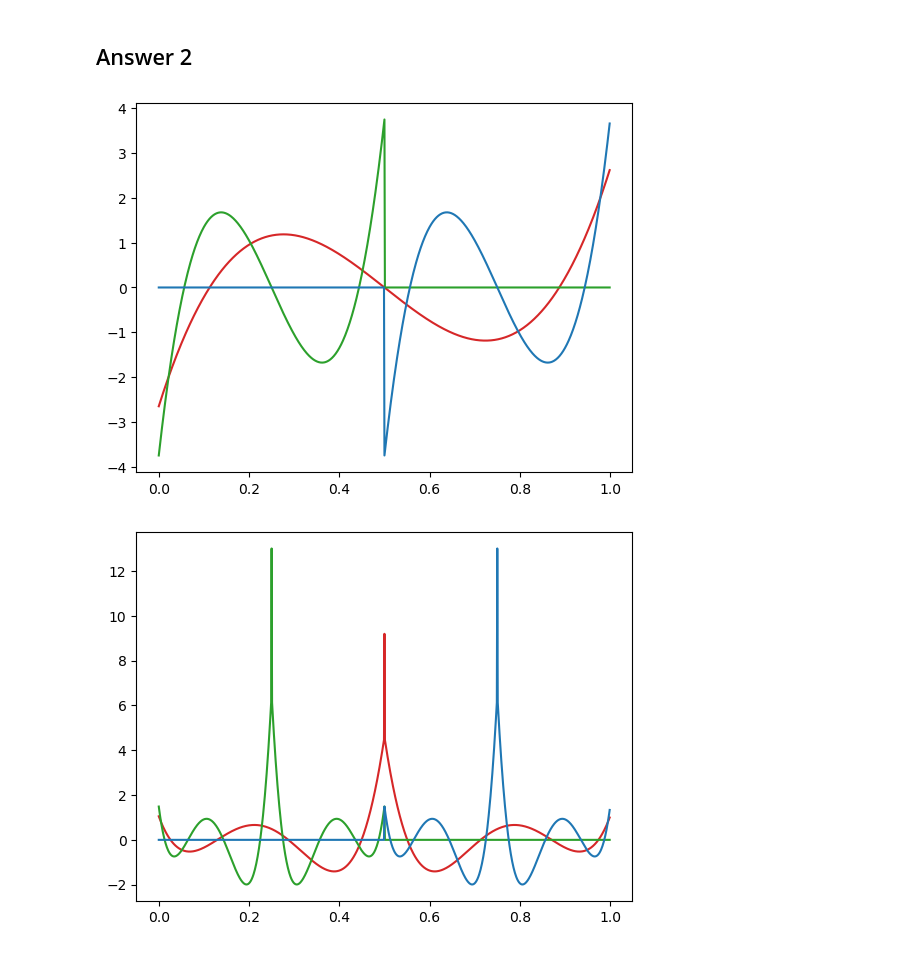
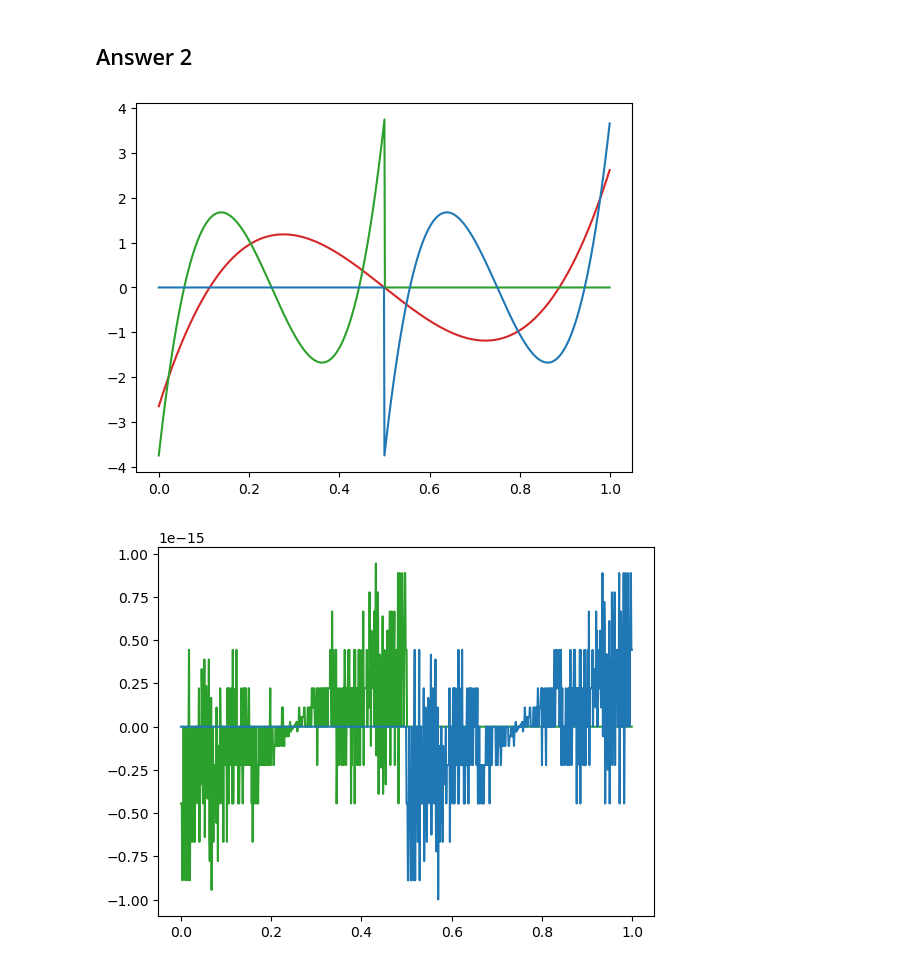
Before and after one commit to MRChemSoft/math-tutorial-NMQC, a Jupyter notebook: content/notebooks/solutions/Ex-4-solution.ipynb, the cells around one changed output. Cells and saved outputs as stored; diff of their text form; code cells hidden in the pictures.

```diff
--- a/content/notebooks/solutions/Ex-4-solution.ipynb
+++ b/content/notebooks/solutions/Ex-4-solution.ipynb
@@ -93,9 +93,9 @@ import matplotlib.pyplot as plt
 import numpy as np
 
 # Create Legendre basis of order 4
-legendre_4 = LegendreBasis(order=4)
+legendre_k = LegendreBasis(order=n)
 
-scaling_basis = legendre_4.scaling
+scaling_basis = legendre_k.scaling
 
 x_vec = np.arange(0.0, 1.0, 0.001)
 
@@ -108,41 +108,70 @@ def make_dilated(fn):
 
     return dilated
 
+# take sf/wv at scale n , make another fn at scale n by translation
 def make_translated(fn, n, l):
     def translated(xarr):
         # VaMPYR functions take float[1]
         x = xarr[0]
         return fn([x-l/pow(2,n)])
 
     return translated
 
-sf0 = scaling_basis(i=3, l=0, n=0)
-sf10 = make_dilated(sf0)
-sf11 = make_translated(sf10, 1, 1)
+
+#########
+### SF
+#########
+
+sf0 = scaling_basis(i=3, l=0, n=0)      # scale-0 SF
+sf10_ref = scaling_basis(i=3, l=0, n=1) # scale-1 SF provided by VaMPYR
+sf11_ref = scaling_basis(i=3, l=1, n=1) # scale-1 SF provided by VaMPYR
+sf10 = make_dilated(sf0)                # scale-1 SF we made
+sf11 = make_translated(sf10, 1, 1)      # scale-1 SF we made
 
 sf0_vec = [sf0([x]) for x in x_vec]
 sf10_vec = [sf10([x]) for x in x_vec]
 sf11_vec = [sf11([x]) for x in x_vec]
-plt.plot(x_vec, sf0_vec, "tab:red") # your projected function
-plt.plot(x_vec, sf10_vec, "tab:green") # your projected function
-plt.plot(x_vec, sf11_vec, "tab:blue") # your projected function
+plt.plot(x_vec, sf0_vec, "tab:red") # scale-0 SF
+plt.plot(x_vec, sf10_vec, "tab:green") # scale-1 SF we made
+plt.plot(x_vec, sf11_vec, "tab:blue") # scale-1 SF we made
 
 plt.show()
 
-#selects a given wavelet function from the legendre basis of order 4 (k=3)
+# validate scale-1 SFs
+sf10_error_vec = [sf10([x]) - sf10_ref([x]) for x in x_vec]
+sf11_error_vec = [sf11([x]) - sf11_ref([x]) for x in x_vec]
+plt.plot(x_vec, sf10_error_vec, "tab:green") # errors in scale-1 SF we made
+plt.plot(x_vec, sf11_error_vec, "tab:blue") # errors in scale-1 SF we made
+
+plt.show()
+
+#########
+### WV
+#########
 wavelet_basis = legendre_4.wavelet
-wv0 = wavelet_basis(i=3, l=0, n=0)
-wv10 = make_dilated(wv0)
-wv11 = make_translated(wv10, 1, 1)
+
+wv0 = wavelet_basis(i=3, l=0, n=0)      # scale-0 WV
+wv10_ref = wavelet_basis(i=3, l=0, n=1) # scale-1 WV provided by VaMPYR
+wv11_ref = wavelet_basis(i=3, l=1, n=1) # scale-1 WV provided by VaMPYR
+wv10 = make_dilated(wv0)                # scale-1 WV we made
+wv11 = make_translated(wv10, 1, 1)      # scale-1 WV we made
 
 wv0_vec = [wv0([x]) for x in x_vec]
 wv10_vec = [wv10([x]) for x in x_vec]
 wv11_vec = [wv11([x]) for x in x_vec]
 plt.plot(x_vec, wv0_vec, "tab:red") # your projected function
 plt.plot(x_vec, wv10_vec, "tab:green") # your projected function
 plt.plot(x_vec, wv11_vec, "tab:blue") # your projected function
 
 plt.show()
+
+# validate scale-1 WVs
+wv10_error_vec = [wv10([x]) - wv10_ref([x]) for x in x_vec]
+wv11_error_vec = [wv11([x]) - wv11_ref([x]) for x in x_vec]
+plt.plot(x_vec, wv10_error_vec, "tab:green") # errors in scale-1 SF we made
+plt.plot(x_vec, wv11_error_vec, "tab:blue") # errors in scale-1 SF we made
+
+plt.show()
 # %% [output]
 [figure]
-[figure, old version]
+[figure, new version]
```
Also changed, not shown: parts of 4 cells of this notebook.
